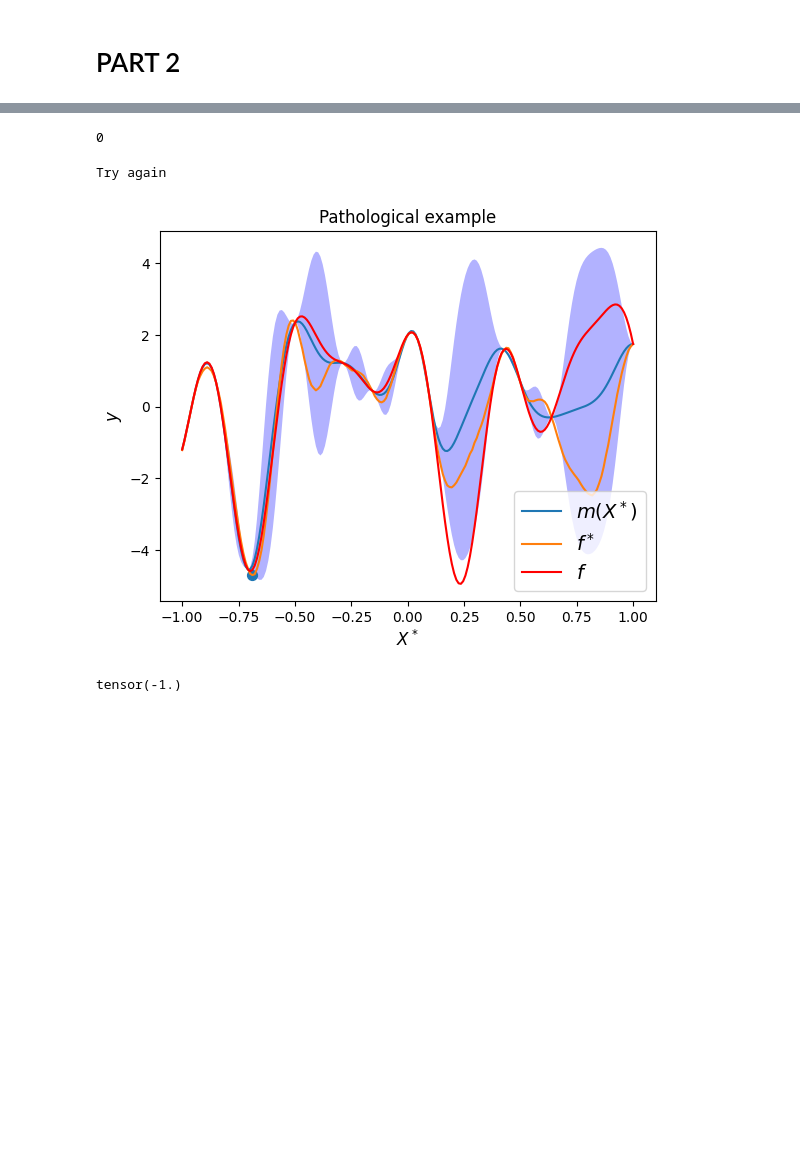
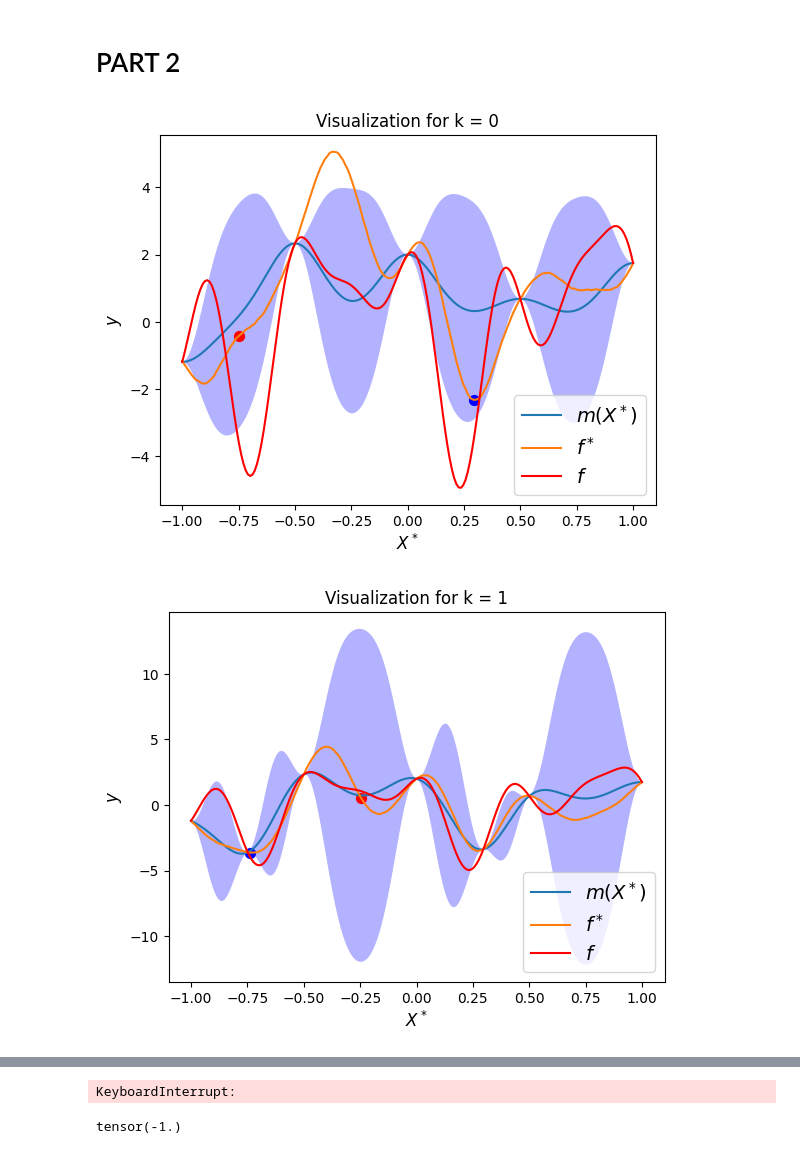
Before and after one commit to stojl/pml_exam, a Jupyter notebook: GP.ipynb, the cells around one changed output, grey strips where cells are left out. Saved outputs shown, nothing was run; the diff lists cells and outputs as text; code cells hidden in the pictures; blank space fills up the shorter version.

```diff
--- a/GP.ipynb
+++ b/GP.ipynb
@@ -231,10 +216,10 @@ x_test = torch.linspace(-1, 1, 200)
 # torch.manual_seed(18) finder min clutch
 #torch.manual_seed(102)
 # %%
-for i in range(1):
-    print(i)
-    pyro.clear_param_store()
+for i in range(6):
+
     kernel = gp.kernels.RBF(input_dim=1)
+
     kernel.variance = pyro.nn.PyroSample(pyro.distributions.LogNormal(torch.tensor(-1.0), torch.tensor(1.0)))
 
     kernel.lengthscale = pyro.nn.PyroSample(pyro.distributions.LogNormal(torch.tensor(0.0), torch.tensor(2.0)))
@@ -245,7 +230,7 @@ for i in range(1):
 
     hmc_kernel = pyro.infer.NUTS(gpmodel.model)
 
-    mcmc = pyro.infer.MCMC(hmc_kernel, num_samples=500, warmup_steps = 100)
+    mcmc = pyro.infer.MCMC(hmc_kernel, num_samples=500, warmup_steps = 20)
     mcmc.run()
 
     hyperparam = mcmc.get_samples()
@@ -270,34 +255,41 @@ for i in range(1):
             xstar = x_test[min_idx.item()].reshape(1)
             if not (xstar in X):
                 break
         except:
             print("Try again")
 
     mean_new = gpmodel.forward(x_test)[0] # Returns the mean of our posterior samples
     sd_new = gpmodel.forward(x_test)[1] # Returns the standard deviation of our posteriour samples
     fstar = target_func(xstar)
 
+    max_var, max_idx = torch.max(sd_new, dim = 0, keepdim=False)
 
+    xstar2 = x_test[max_idx.item()].reshape(1)
+
+    fstar2 = target_func(xstar2)
 
     with torch.no_grad():
         f, ax = plt.subplots(1)
 
 
         sns.lineplot(x = x_test, y = mean_new, ax=ax, label = "$m(X^*)$")
         ax.fill_between(x_test, mean_new+2*sd_new, mean_new-2*sd_new, facecolor='blue', alpha=0.3)
 
         sns.lineplot(x = x_test, y = samples[0], label = "$f^*$", ax = ax)
         #sns.scatterplot(x = X, y = y, marker= 'o', s = 50)
 
-        ax.scatter(xstar, min_value, marker='o', s = 50)
+        ax.scatter(xstar, min_value, marker='o', s = 50, color = "blue")
+        ax.scatter(xstar2, samples[0][max_idx.item()].reshape(1), marker = 'o', s = 50 ,color = 'red')
         sns.lineplot(x = x_test, y = target_func(x_test), label = "$f$", ax = ax, color = "red")
         ax.legend(loc = "lower right", fontsize = 14)
         ax.set_xlabel("$X^*$", fontsize = 12, fontweight="bold")
         ax.set_ylabel("$y$", fontsize = 12, fontweight="bold")
-        ax.set_title("Pathological example")
+        ax.set_title("Visualization for k = "+ str(i))
         plt.show()
 
 
-    X = torch.cat((X, xstar), 0)
-    y = torch.cat((y, fstar), 0)
+    X = torch.cat((X, xstar, xstar2), 0)
+    y = torch.cat((y, fstar, fstar2), 0)
 # %% [output]
+[figure, new version]
+[figure, added]
@@ -304,6 +298,4 @@ for i in range(1):
-0
+KeyboardInterrupt:
-Try again
-[figure, old version]
 # %%
 ymin, idxmin = torch.min(y, dim = 0, keepdim=False)
 argmin = X[idxmin]
```
Also changed, not shown: parts of 4 cells of this notebook, 2 other files.
